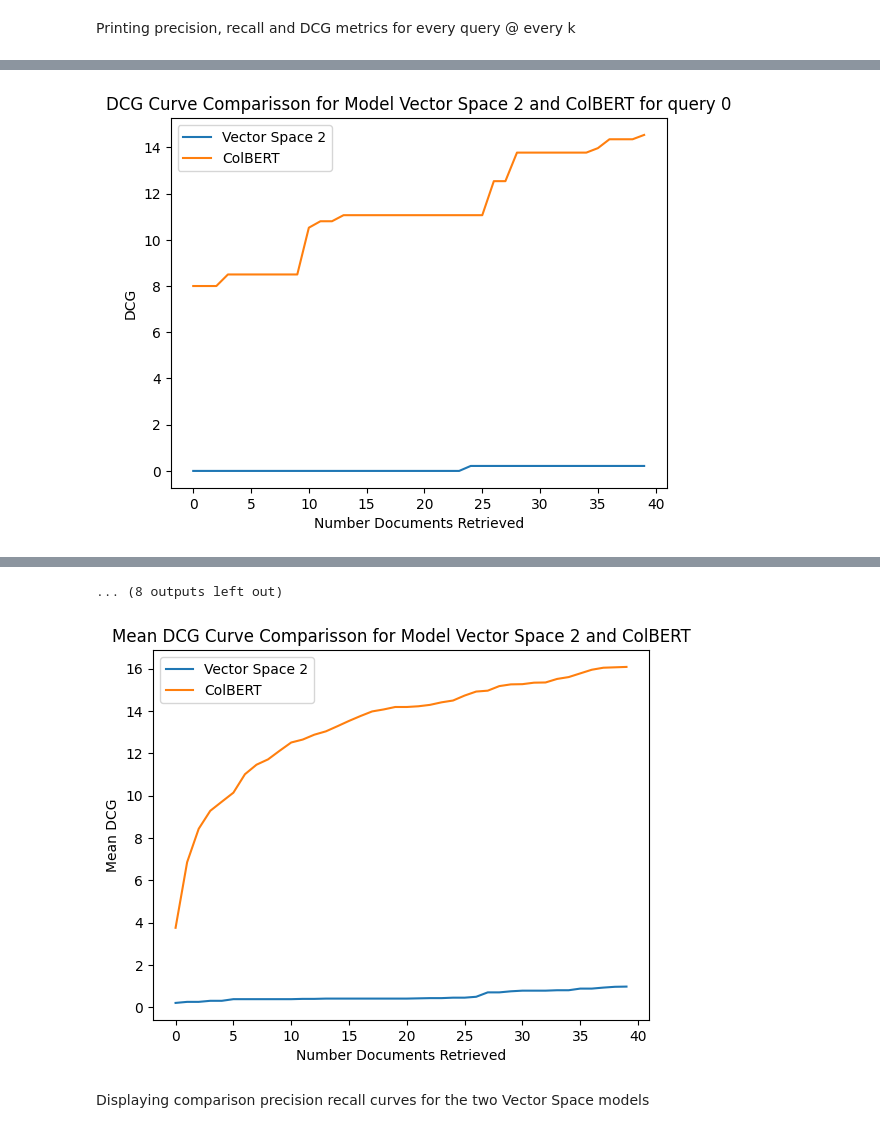
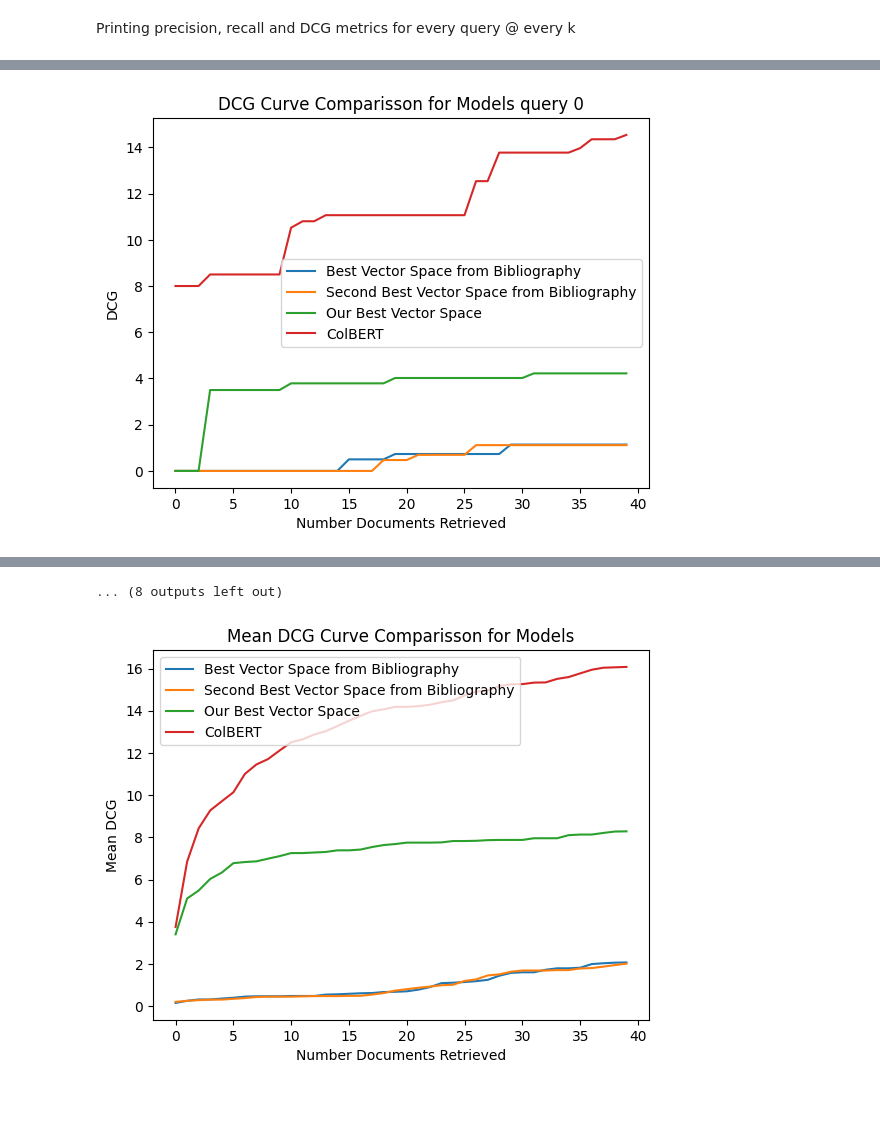
Before and after one commit to GregKapadoukas/University-Information-Retrieval, a Jupyter notebook: Code/main.ipynb, the cells around one changed output, grey strips where cells are left out. Drawn from its saved outputs; the diff is of its cells as text; code cells hidden in the pictures; blank space fills up the shorter version.

```diff
--- a/Code/main.ipynb
+++ b/Code/main.ipynb
@@ -171,4 +172,5 @@ with open("../Dataset/Queries_20") as queries:
 # %%
 vectorSpace1Results = [vectorSpace1.lookup(str(i), 40) for i in range(20)]
 vectorSpace2Results = [vectorSpace2.lookup(str(i), 40) for i in range(20)]
+vectorSpace3Results = [vectorSpace3.lookup(str(i), 40) for i in range(20)]
 # %%
@@ -449,10 +448,13 @@ with open("../Dataset/cfquery_detailed", "r") as relevant:
 Create ModelResults objects to compute metrics and gain ability to view and plot them
 # %%
 vectorSpace1Results = ModelResults(
-    vectorSpace1Results, correctAnswers, "Vector Space 1"
+    vectorSpace1Results, correctAnswers, "Best Vector Space from Bibliography"
 )
 vectorSpace2Results = ModelResults(
-    vectorSpace2Results, correctAnswers, "Vector Space 2"
+    vectorSpace2Results, correctAnswers, "Second Best Vector Space from Bibliography"
+)
+vectorSpace3Results = ModelResults(
+    vectorSpace3Results, correctAnswers, "Our Best Vector Space"
 )
 colbertResults = ModelResults(colbertResults, correctAnswers, "ColBERT")
 # %% [markdown]
@@ -595,5 +683,27 @@ Displaying comparison DCG curves for the best Vector Space model and the ColBERT
 # %%
 for i in range(20):
-    vectorSpace2Results.compare_dcg_curve(colbertResults, i)
+    plt.plot(
+        vectorSpace1Results.getDCG(i),
+        label=vectorSpace1Results.model
+    )
+    plt.plot(
+        vectorSpace2Results.getDCG(i),
+        label=vectorSpace2Results.model,
+    )
+    plt.plot(
+        vectorSpace3Results.getDCG(i),
+        label=vectorSpace3Results.model,
+    )
+    plt.plot(
+        colbertResults.getDCG(i),
+        label=colbertResults.model,
+    )
+    plt.xlabel("Number Documents Retrieved")
+    plt.ylabel("DCG")
+    plt.title(
+        f"DCG Curve Comparisson for Models query {i}"
+    )
+    plt.legend()
+    plt.show()
 # %% [output]
-[figure, old version]
+[figure, new version]
@@ -611,7 +721,27 @@ for i in range(20):
 ... (8 outputs left out)
 # %%
-vectorSpace2Results.compare_mean_dcg_curve(colbertResults)
+plt.plot(
+    vectorSpace1Results.getMeanDCG(),
+    label=vectorSpace1Results.model
+)
+plt.plot(
+    vectorSpace2Results.getMeanDCG(),
+    label=vectorSpace2Results.model,
+)
+plt.plot(
+    vectorSpace3Results.getMeanDCG(),
+    label=vectorSpace3Results.model,
+)
+plt.plot(
+    colbertResults.getMeanDCG(),
+    label=colbertResults.model,
+)
+plt.xlabel("Number Documents Retrieved")
+plt.ylabel("Mean DCG")
+plt.title(
+    f"Mean DCG Curve Comparisson for Models"
+)
+plt.legend()
+plt.show()
 # %% [output]
-[figure, old version]
+[figure, new version]
-# %% [markdown]
-Displaying comparison precision recall curves for the two Vector Space models
```
Also changed, not shown: parts of 24 cells of this notebook, 3 other files.
